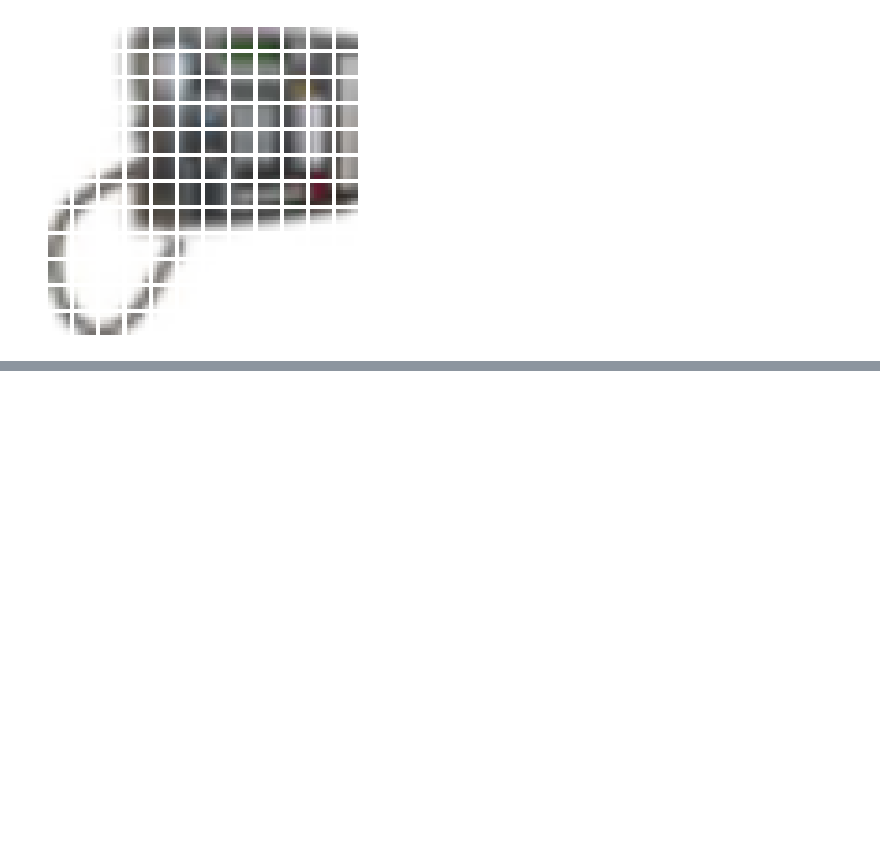
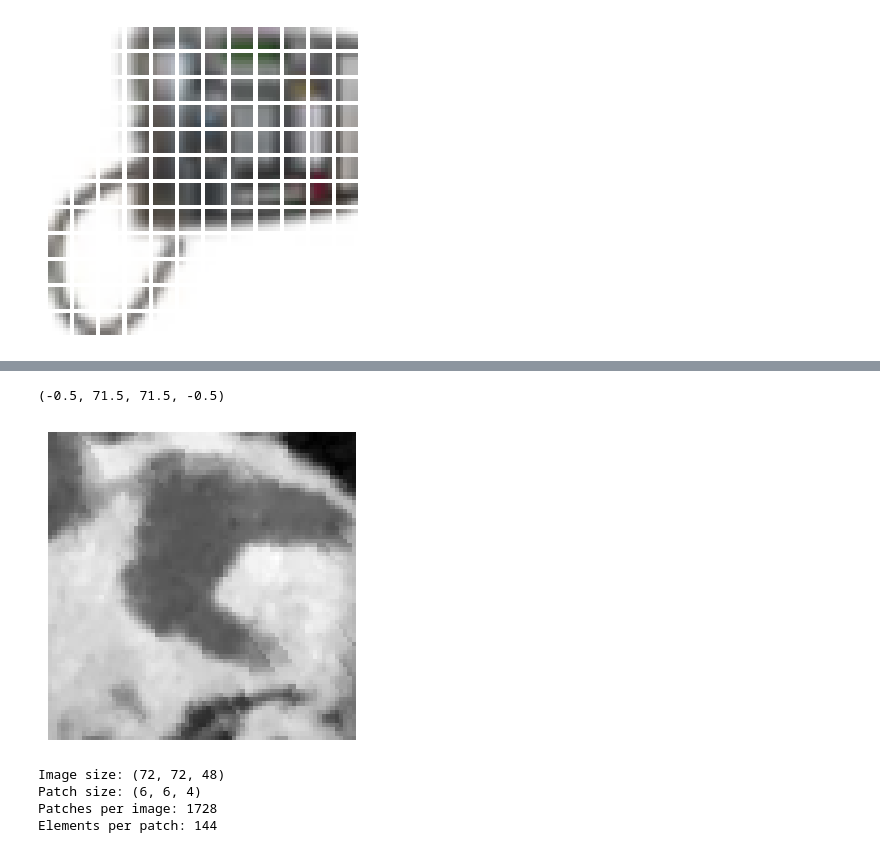
Before and after one commit to acherking/CT-MRI_LandmarkDetection, a Jupyter notebook: Preparation/vision_transformer_model.ipynb, the cells around one changed output, grey strips where cells are left out. Drawn from its saved outputs; the diff is of its cells as text; code cells hidden in the pictures; blank space fills up the shorter version.

```diff
--- a/Preparation/vision_transformer_model.ipynb
+++ b/Preparation/vision_transformer_model.ipynb
@@ -161,0 +250,13 @@ def create_vit_classifier():
+# %%
+import matplotlib.pyplot as plt
+
+idx = np.random.choice(range(X_test_crop.shape[0]))
+sli_idx = (Y_test_crop[idx, 0, 2]-1).astype('int')
+
+plt.figure(figsize=(4, 4))
+volume = X_test_crop[idx]
+plt.imshow(volume[:,:,sli_idx, :])
+plt.axis("off")
+# %% [output]
+(-0.5, 71.5, 71.5, -0.5)
+[figure, added]
@@ -161,0 +266,10 @@ def create_vit_classifier():
+# %%
+print(f"Image size: {image_size}")
+print(f"Patch size: {patch_size}")
+print(f"Patches per image: {patches.shape[1]}")
+print(f"Elements per patch: {patches.shape[-1]}")
+# %% [output]
+Image size: (72, 72, 48)
+Patch size: (6, 6, 4)
+Patches per image: 1728
+Elements per patch: 144
```
Also changed, not shown: parts of 13 cells of this notebook, 1 other file.
